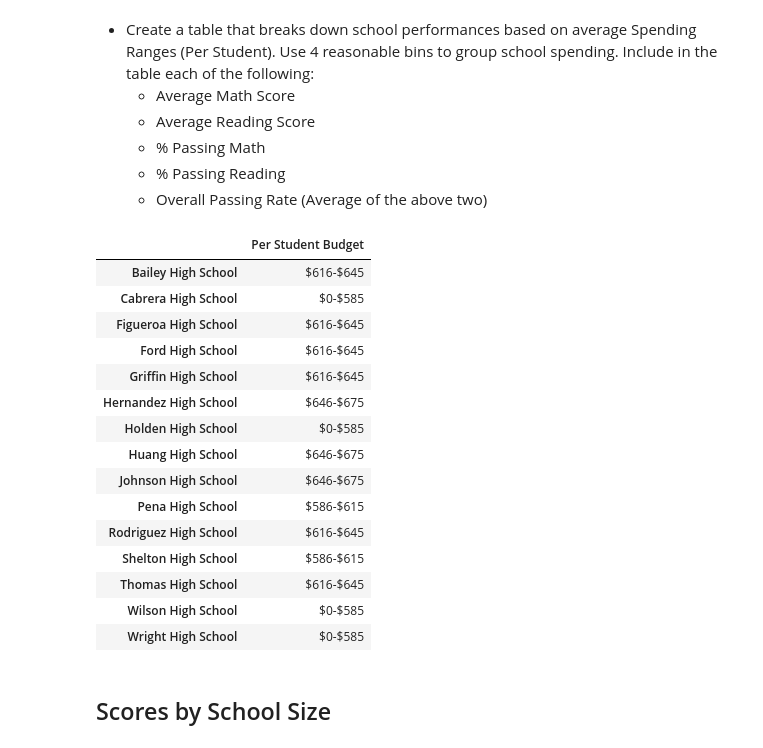
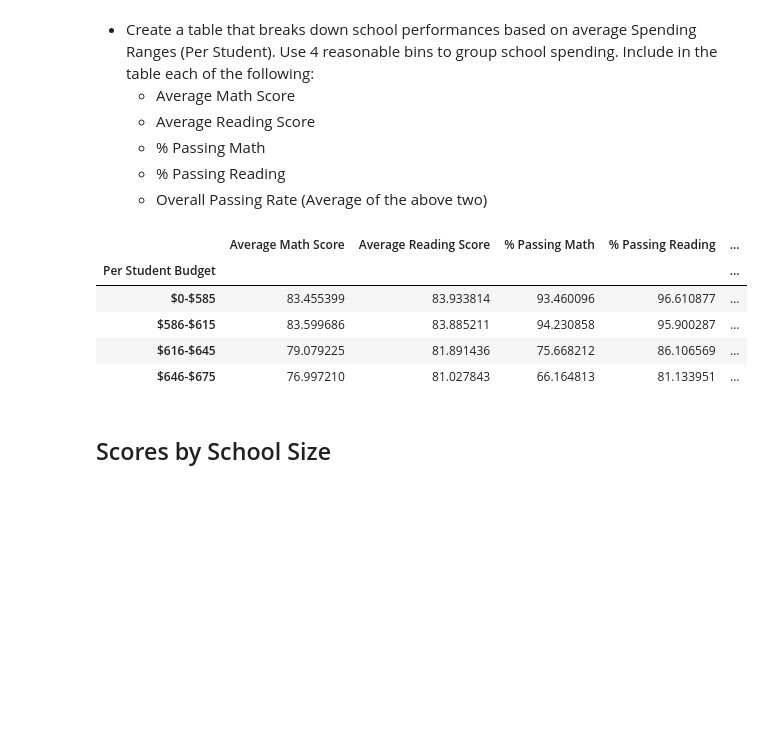
Before and after one commit to AndrewMSchell/Pandas-Challenge, a Jupyter notebook: PyCitySchools/PyCitySchools_starter.ipynb, the cells around one changed output. Drawn from its saved outputs; the diff is of its cells as text; code cells hidden in the pictures; blank space fills up the shorter version.

Commit message:
Update PyCitySchools_starter.ipynb
scores by school spending "finished"

```diff
--- a/PyCitySchools/PyCitySchools_starter.ipynb
+++ b/PyCitySchools/PyCitySchools_starter.ipynb
@@ -268,34 +268,29 @@ individual_reading_scores_by_grade
   * % Passing Reading
   * Overall Passing Rate (Average of the above two)
 # %%
+#Per Student Budget
 budget_bins = [0, 585, 615, 645, 675]
 budget_labels = ['$0-$585', '$586-$615', '$616-$645', '$646-$675']
-school_spending_bins = pd.cut(individual_schools["Per Student Budget"], budget_bins, labels=budget_labels)
+individual_schools["Per Student Budget"] = pd.cut(individual_schools["Per Student Budget"], budget_bins, labels=budget_labels)
 math_scores_per_spending = individual_schools.groupby(["Per Student Budget"]).mean()["Average Math Score"]
 reading_scores_per_spending = individual_schools.groupby(["Per Student Budget"]).mean()["Average Reading Score"]
 pass_math_per_spending = individual_schools.groupby(["Per Student Budget"]).mean()["% Passing Math"]
 pass_reading_per_spending = individual_schools.groupby(["Per Student Budget"]).mean()["% Passing Reading"]
 pass_overall_per_spending = (pass_math_per_spending + pass_reading_per_spending) / 2
 
-school_spending = pd.DataFrame(school_spending_bins)
+school_spending = pd.DataFrame({"Average Math Score": math_scores_per_spending,
+                               "Average Reading Score": reading_scores_per_spending,
+                               "% Passing Math": pass_math_per_spending,
+                               "% Passing Reading": pass_reading_per_spending,
+                               "% Overall Passing": pass_overall_per_spending})
 school_spending
 # %% [output]
-|  | Per Student Budget |
-| Bailey High School | $616-$645 |
-| Cabrera High School | $0-$585 |
-| Figueroa High School | $616-$645 |
-| Ford High School | $616-$645 |
-| Griffin High School | $616-$645 |
-| Hernandez High School | $646-$675 |
-| Holden High School | $0-$585 |
-| Huang High School | $646-$675 |
-| Johnson High School | $646-$675 |
-| Pena High School | $586-$615 |
-| Rodriguez High School | $616-$645 |
-| Shelton High School | $586-$615 |
-| Thomas High School | $616-$645 |
-| Wilson High School | $0-$585 |
-| Wright High School | $0-$585 |
+|  | Average Math Score | Average Reading Score | % Passing Math | % Passing Reading | ... |
+| Per Student Budget |  |  |  |  | ... |
+| $0-$585 | 83.455399 | 83.933814 | 93.460096 | 96.610877 | ... |
+| $586-$615 | 83.599686 | 83.885211 | 94.230858 | 95.900287 | ... |
+| $616-$645 | 79.079225 | 81.891436 | 75.668212 | 86.106569 | ... |
+| $646-$675 | 76.997210 | 81.027843 | 66.164813 | 81.133951 | ... |
 # %% [markdown]
 ## Scores by School Size
 # %% [markdown]
```
